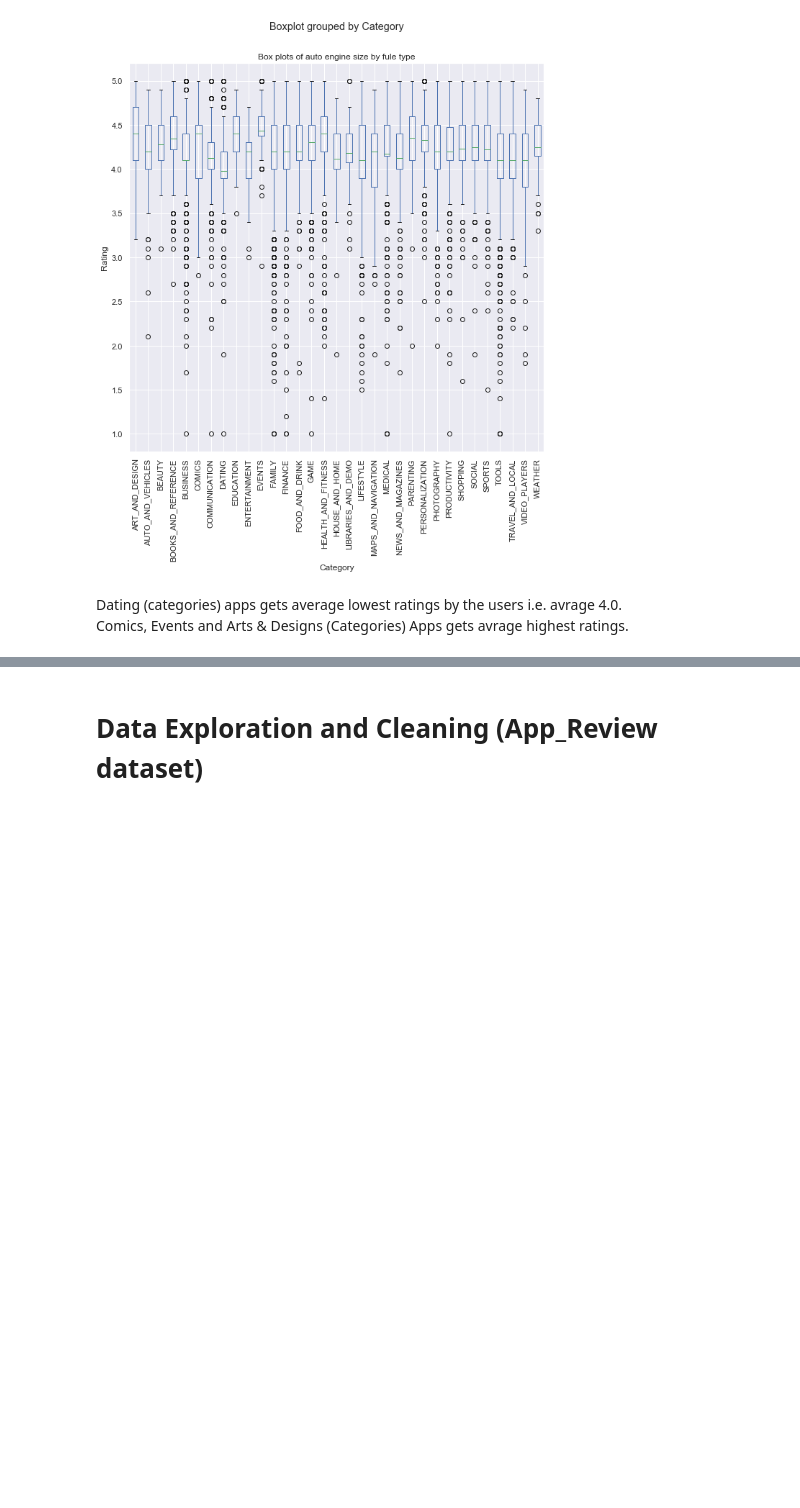
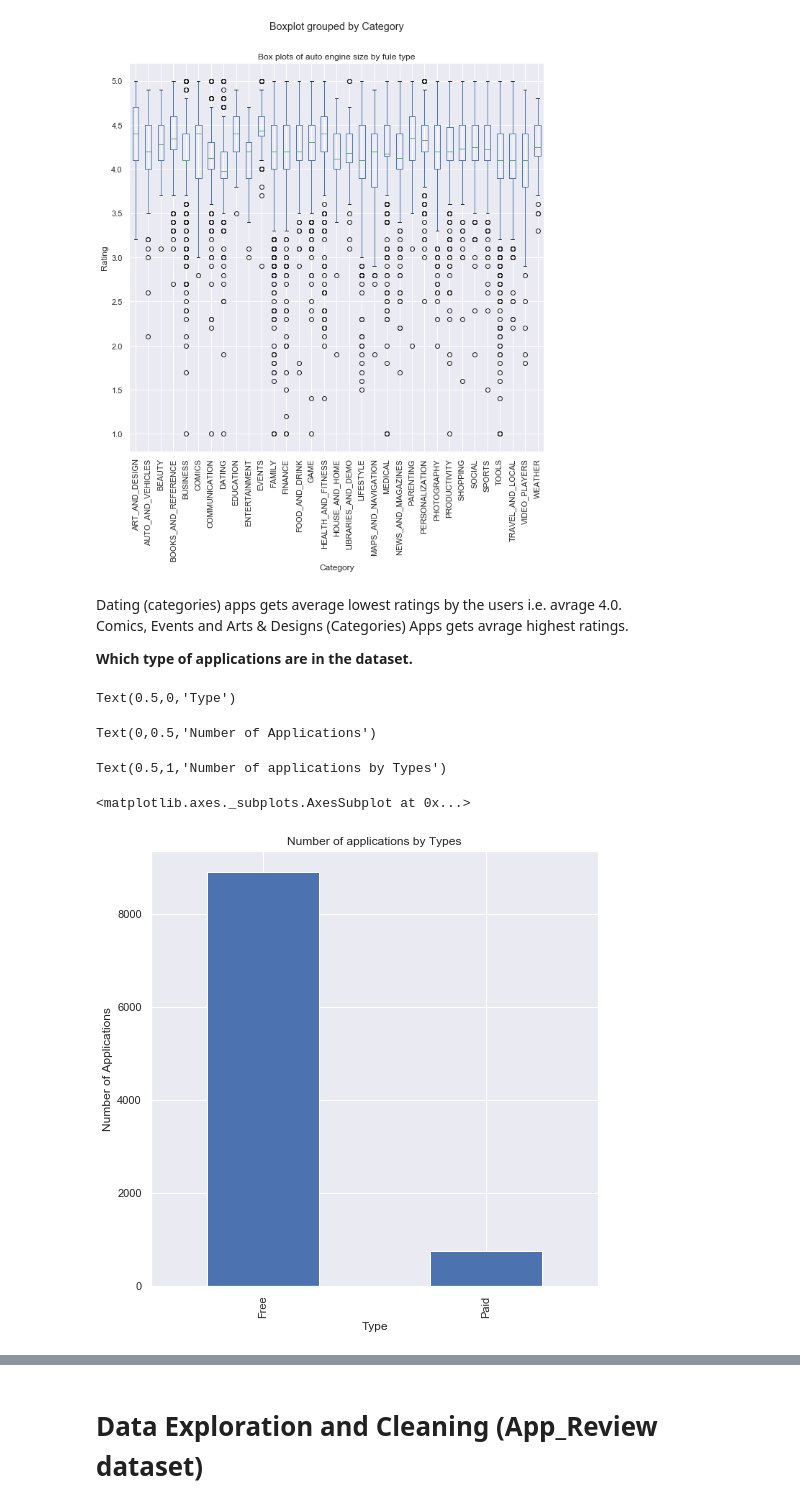
Before and after one commit to kpratikin/Google-App-Store, a Jupyter notebook: Google Play Strore Applications Data.ipynb, the cells around one changed output, grey strips where cells are left out. Saved outputs shown, nothing was run; the diff lists cells and outputs as text; code cells hidden in the pictures; blank space fills up the shorter version.

```diff
--- a/Google Play Strore Applications Data.ipynb
+++ b/Google Play Strore Applications Data.ipynb
@@ -401,4 +401,19 @@ Text(0,0.5,'Rating')
 [figure]
 # %% [markdown]
 Dating (categories) apps gets average lowest ratings by the users i.e. avrage 4.0. <br>
-Comics, Events and Arts & Designs (Categories) Apps gets avrage highest ratings.
+Comics, Events and Arts & Designs (Categories) Apps gets avrage highest ratings.<br>
+
+<b> Which type of applications are in the dataset.
+# %%
+fig = plt.figure(figsize=(8,8))
+ax= fig.gca()
+ax.set_xlabel('Type')
+ax.set_ylabel('Number of Applications')
+ax.set_title('Number of applications by Types')
+df_appinfo.Type.value_counts().plot.bar(ax=ax)
+# %% [output]
+Text(0.5,0,'Type')
+Text(0,0.5,'Number of Applications')
+Text(0.5,1,'Number of applications by Types')
+<matplotlib.axes._subplots.AxesSubplot at 0x...>
+[figure, added]
```
Also changed, not shown: parts of 9 cells of this notebook.
